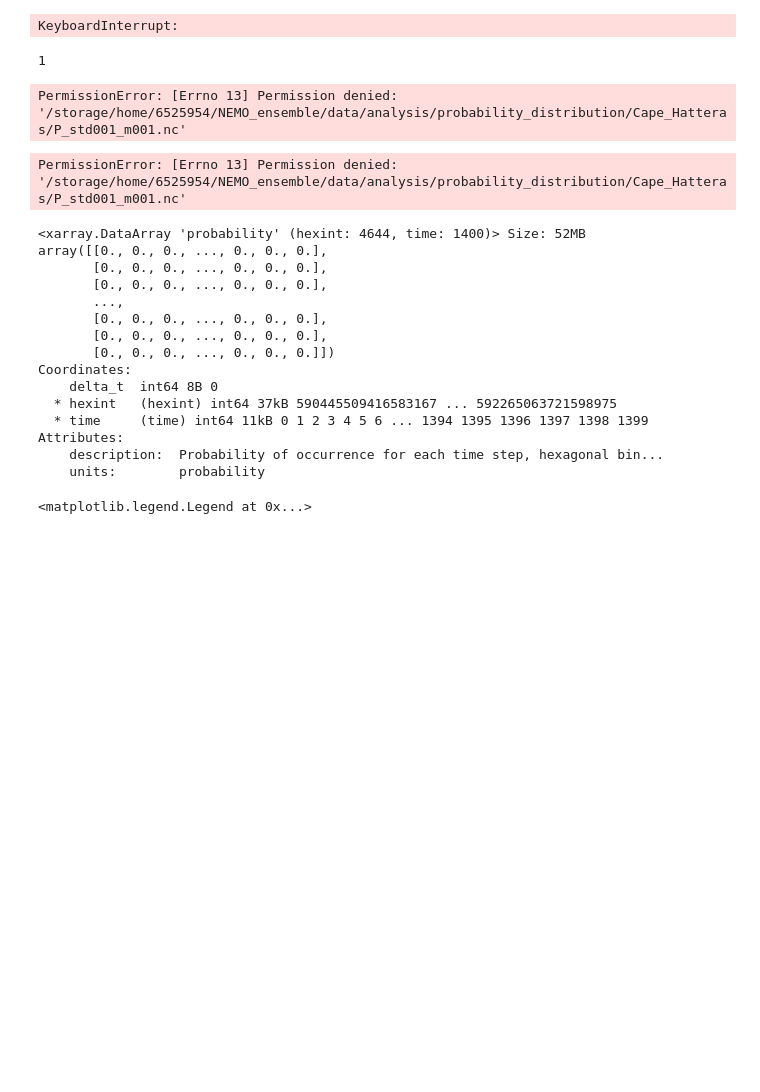
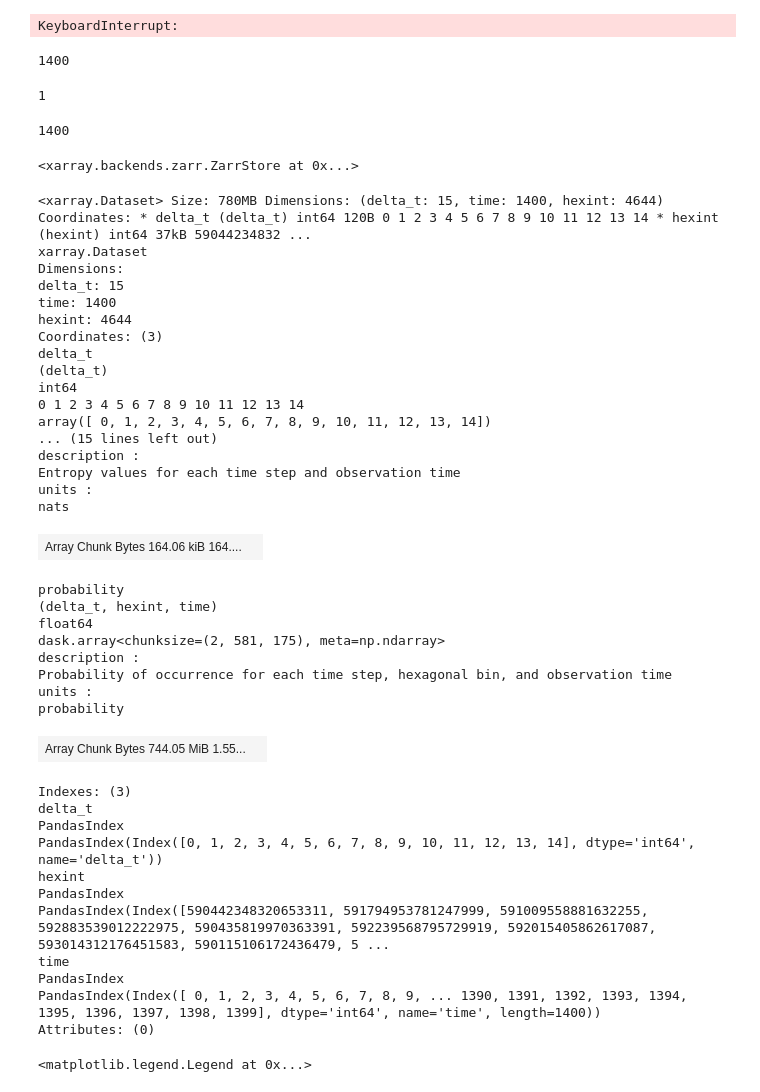
Before and after one commit to OceanParcels/NEMO_Ensemble_Lagrangian_Analysis, a Jupyter notebook: notebooks/09.Single_member_statistics.ipynb, the cells around one changed output. Drawn from its saved outputs; the diff is of its cells as text; code cells hidden in the pictures; blank space fills up the shorter version.

Commit message:
single member statistics script

```diff
--- a/notebooks/09.Single_member_statistics.ipynb
+++ b/notebooks/09.Single_member_statistics.ipynb
@@ -196,6 +196,10 @@ def create_dataframe(probability_sets, entropy_sets, hexints):
     )
 
     return ds
+# %%
+obs_length
+# %% [output]
+1400
 # %%
 location = 'Cape_Hatteras'
 member = 1 # memeber
@@ -208,32 +212,58 @@ for member in tqdm([1]): #[1, 2, 47, 48, 49, 50]
     pset = xr.open_zarr(path)
     P_m, H_m = calculate_probability_and_entropy(pset, hexbin_grid, subgroups, entropy)
     DF_m = create_dataframe(P_m, H_m, hexbin_grid.hexint)
-    DF_m.to_netcdf(f"../data/analysis/probability_distribution/{location}/P_std{std*100:03.0f}_m{member:03d}.nc")
+    # DF_m.to_netcdf(f"../data/analysis/probability_distribution/{location}/P_std{std*100:03.0f}_m{member:03d}.nc")
 # %% [output]
 1
-PermissionError: [Errno 13] Permission denied: '/storage/home/6525954/NEMO_ensemble/data/analysis/probability_distribution/Cape_Hatteras/P_std001_m001.nc'
+# %%
+P_m[0].shape[1]
+# %% [output]
+1400
 # %%
-DF_m.to_netcdf(f"../data/analysis/probability_distribution/{location}/P_std{std*100:03.0f}_m{member:03d}.nc")
+DF_m.to_zarr(f"/storage/shared/oceanparcels/output_data/data_Claudio/NEMO_Ensemble/analysis/prob_distribution/{location}/P_std{std*100:03.0f}_m{member:03d}.nc")
 # %% [output]
-PermissionError: [Errno 13] Permission denied: '/storage/home/6525954/NEMO_ensemble/data/analysis/probability_distribution/Cape_Hatteras/P_std001_m001.nc'
+<xarray.backends.zarr.ZarrStore at 0x...>
-# %%
-DF_m['probability'][0]
-# %% [output]
-<xarray.DataArray 'probability' (hexint: 4644, time: 1400)> Size: 52MB
-array([[0., 0., 0., ..., 0., 0., 0.],
-       [0., 0., 0., ..., 0., 0., 0.],
-       [0., 0., 0., ..., 0., 0., 0.],
-       ...,
-       [0., 0., 0., ..., 0., 0., 0.],
-       [0., 0., 0., ..., 0., 0., 0.],
-       [0., 0., 0., ..., 0., 0., 0.]])
-Coordinates:
-    delta_t  int64 8B 0
-  * hexint   (hexint) int64 37kB 590445509416583167 ... 592265063721598975
-  * time     (time) int64 11kB 0 1 2 3 4 5 6 ... 1394 1395 1396 1397 1398 1399
-Attributes:
-    description:  Probability of occurrence for each time step, hexagonal bin...
-    units:        probability
+# %%
+xr.open_zarr(f"/storage/shared/oceanparcels/output_data/data_Claudio/NEMO_Ensemble/analysis/prob_distribution/{location}/P_std{std*100:03.0f}_m{member:03d}")
+# %% [output]
+<xarray.Dataset> Size: 780MB Dimensions: (delta_t: 15, time: 1400, hexint: 4644) Coordinates: * delta_t (delta_t) int64 120B 0 1 2 3 4 5 6 7 8 9 10 11 12 13 14 * hexint (hexint) int64 37kB 59044234832 ...
+xarray.Dataset
+Dimensions:
+delta_t: 15
+time: 1400
+hexint: 4644
+Coordinates: (3)
+delta_t
+(delta_t)
+int64
+0 1 2 3 4 5 6 7 8 9 10 11 12 13 14
+array([ 0, 1, 2, 3, 4, 5, 6, 7, 8, 9, 10, 11, 12, 13, 14])
+... (15 lines left out)
+description :
+Entropy values for each time step and observation time
+units :
+nats
+| Array Chunk Bytes 164.06 kiB 164.... |  |
+probability
+(delta_t, hexint, time)
+float64
+dask.array<chunksize=(2, 581, 175), meta=np.ndarray>
+description :
+Probability of occurrence for each time step, hexagonal bin, and observation time
+units :
+probability
+| Array Chunk Bytes 744.05 MiB 1.55... |  |
+Indexes: (3)
+delta_t
+PandasIndex
+PandasIndex(Index([0, 1, 2, 3, 4, 5, 6, 7, 8, 9, 10, 11, 12, 13, 14], dtype='int64', name='delta_t'))
+hexint
+PandasIndex
+PandasIndex(Index([590442348320653311, 591794953781247999, 591009558881632255, 592883539012222975, 590435819970363391, 592239568795729919, 592015405862617087, 593014312176451583, 590115106172436479, 5 ...
+time
+PandasIndex
+PandasIndex(Index([ 0, 1, 2, 3, 4, 5, 6, 7, 8, 9, ... 1390, 1391, 1392, 1393, 1394, 1395, 1396, 1397, 1398, 1399], dtype='int64', name='time', length=1400))
+Attributes: (0)
 # %%
 for delta_t in [0, 1, 14]:
     plt.plot(entropy_sets[delta_t], label=f'{delta_t} hrs delay')
```
Also changed, not shown: parts of 5 cells of this notebook, 3 other files.
